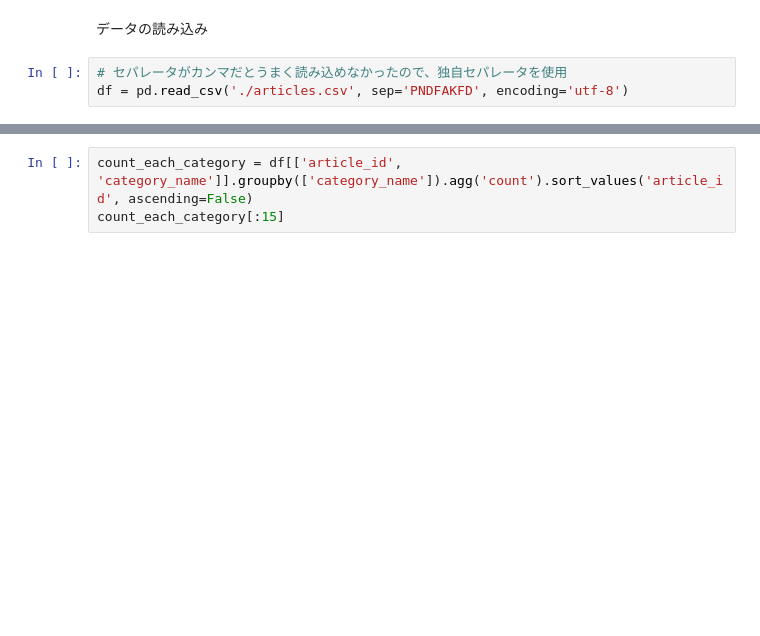
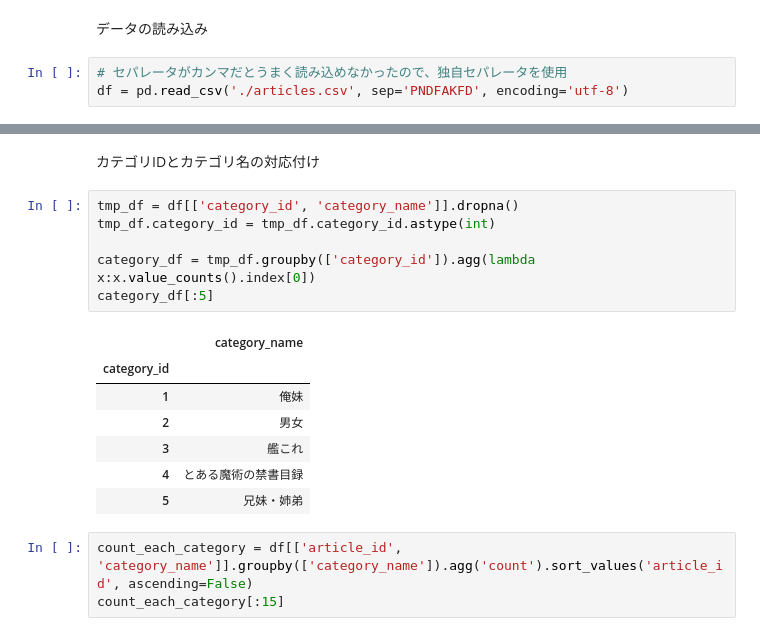
Before and after one commit to takayuky/ss_categorize, a Jupyter notebook: categorize.ipynb, the cells around one changed output, grey strips where cells are left out. Saved outputs shown, nothing was run; the diff lists cells and outputs as text; blank space fills up the shorter version.

```diff
--- a/categorize.ipynb
+++ b/categorize.ipynb
@@ -45,6 +50,22 @@ df[:10]
 | 7 | 8 | 10.0 | モバマス | <dd>秋風温泉ガチャをネタ元にしたＳＳです <br> 内容はぶっ... |
 | 8 | 9 | 10.0 | モバマス | <dd>冬ということは忘れてください <br> <br> <br>... |
 | 9 | 10 | NaN | NaN | <dd class="net"> 俺「よろしく！うわぁー、ワクワク... |
+# %% [markdown]
+カテゴリIDとカテゴリ名の対応付け
+# %%
+tmp_df = df[['category_id', 'category_name']].dropna()
+tmp_df.category_id = tmp_df.category_id.astype(int)
+
+category_df = tmp_df.groupby(['category_id']).agg(lambda x:x.value_counts().index[0])
+category_df[:5]
+# %% [output]
+|  | category_name |
+| category_id |  |
+| 1 | 俺妹 |
+| 2 | 男女 |
+| 3 | 艦これ |
+| 4 | とある魔術の禁書目録 |
+| 5 | 兄妹・姉弟 |
 # %%
 count_each_category = df[['article_id', 'category_name']].groupby(['category_name']).agg('count').sort_values('article_id', ascending=False)
 count_each_category[:15]
```
Also changed, not shown: parts of 5 cells of this notebook.
